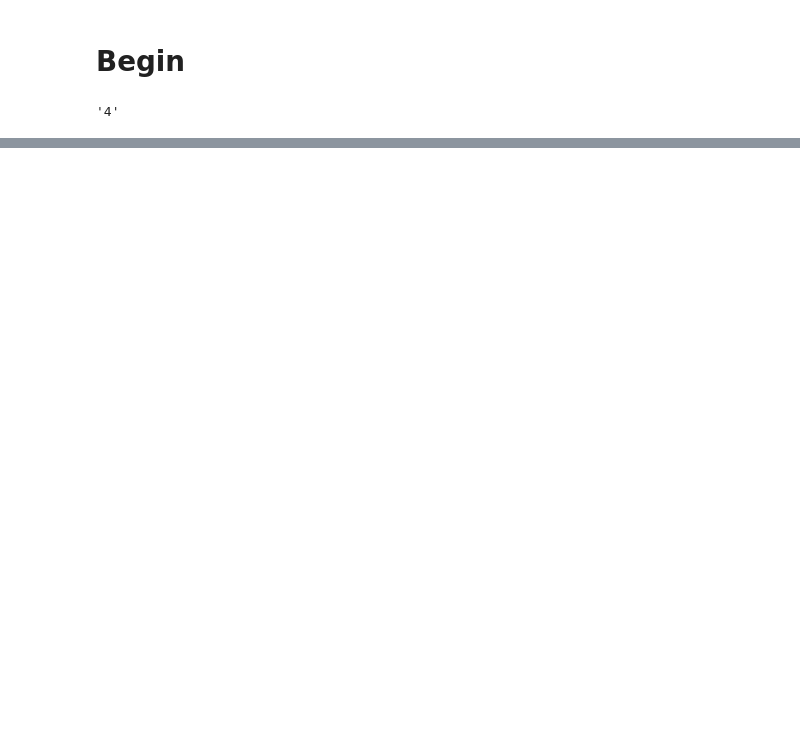
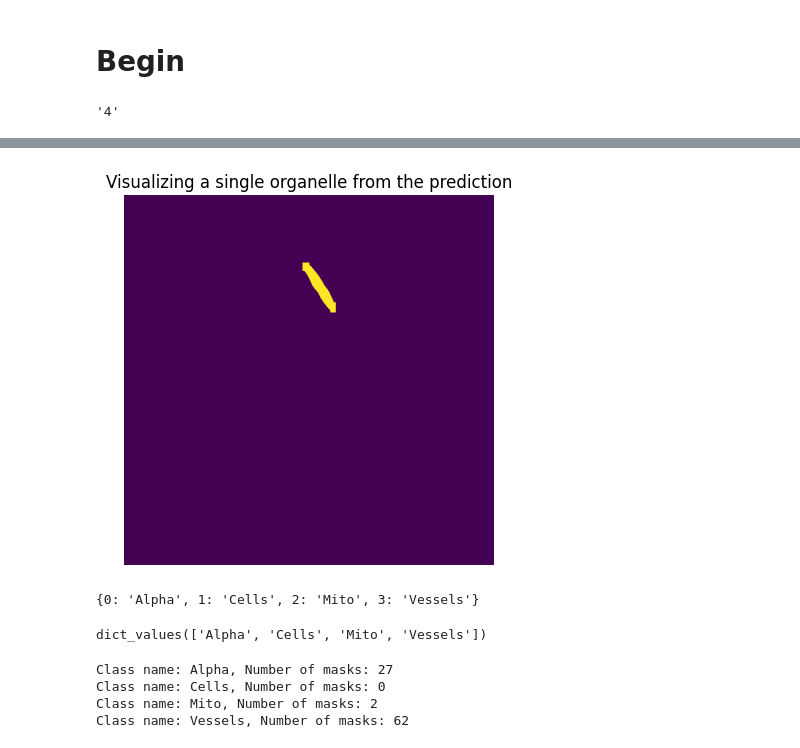
Before and after one commit to baelthebard42/Platelets-Semantic-Segmentation, a Jupyter notebook: train.ipynb, the cells around one changed output, grey strips where cells are left out. Saved outputs shown, nothing was run; the diff lists cells and outputs as text; code cells hidden in the pictures; blank space fills up the shorter version.

```diff
--- a/train.ipynb
+++ b/train.ipynb
@@ -38,0 +132,34 @@ results = model.train(data="./yolo_dataset/data.yaml",
+# %%
+masks_array = masks.cpu().numpy()
+plt.imshow(masks_array[0])
+plt.title("Visualizing a single organelle from the prediction")
+plt.axis("off")
+plt.show()
+# %% [output]
+[figure, added]
+# %%
+results.names
+# %% [output]
+{0: 'Alpha', 1: 'Cells', 2: 'Mito', 3: 'Vessels'}
+# %%
+class_names = results.names.values()
+class_names
+# %% [output]
+dict_values(['Alpha', 'Cells', 'Mito', 'Vessels'])
+# %%
+detected_boxes = results.boxes.data
+class_labels = detected_boxes[:, -1].int().tolist()
+
+masks_by_class = {name: [] for name in class_names}
+
+for mask, class_id in zip(masks_array, class_labels):
+    class_name = results.names[class_id]
+    masks_by_class[class_name].append(mask)
+
+for class_name, masks in masks_by_class.items():
+    print(f"Class name: {class_name}, Number of masks: {len(masks)}")
+# %% [output]
+Class name: Alpha, Number of masks: 27
+Class name: Cells, Number of masks: 0
+Class name: Mito, Number of masks: 2
+Class name: Vessels, Number of masks: 62
```
Also changed, not shown: parts of 15 cells of this notebook, 14 other files.
